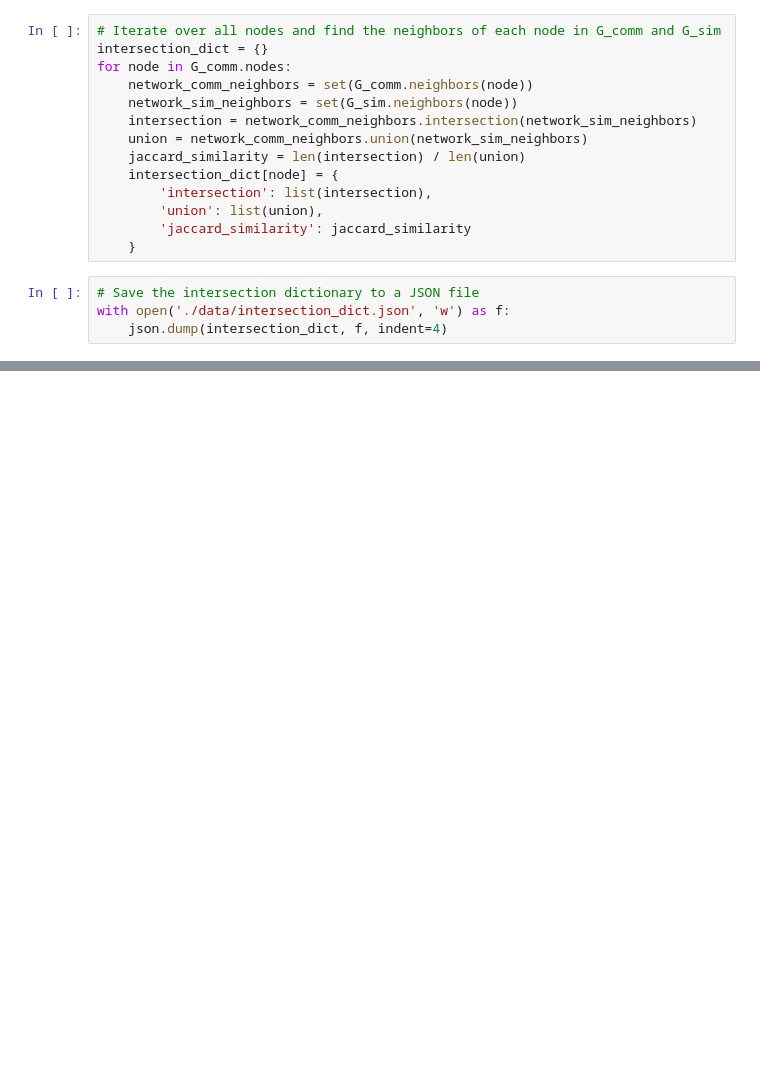
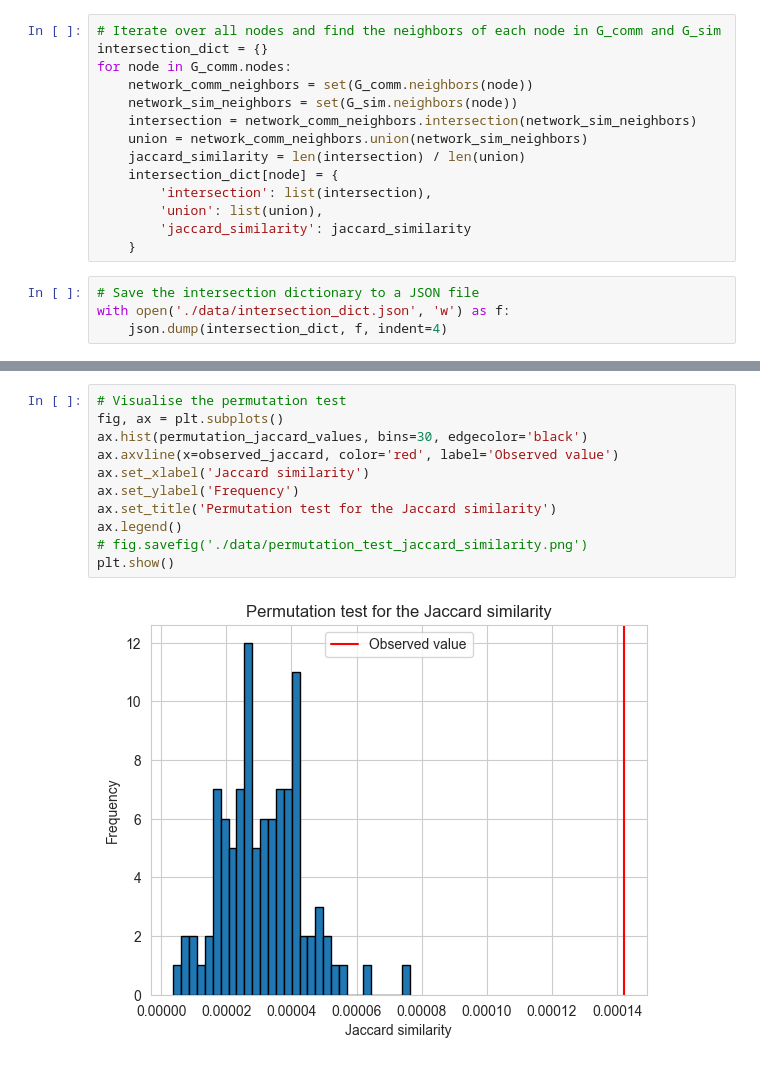
Before and after one commit to mingweiiiiiiiiii/23-24-CS7IS4-Group4, a Jupyter notebook: citations.ipynb, the cells around one changed output, grey strips where cells are left out. Saved outputs shown, nothing was run; the diff lists cells and outputs as text; blank space fills up the shorter version.

```diff
--- a/citations.ipynb
+++ b/citations.ipynb
@@ -181,0 +229,13 @@ plt.show()
+# %%
+# Visualise the permutation test
+fig, ax = plt.subplots()
+ax.hist(permutation_jaccard_values, bins=30, edgecolor='black')
+ax.axvline(x=observed_jaccard, color='red', label='Observed value')
+ax.set_xlabel('Jaccard similarity')
+ax.set_ylabel('Frequency')
+ax.set_title('Permutation test for the Jaccard similarity')
+ax.legend()
+# fig.savefig('./data/permutation_test_jaccard_similarity.png')
+plt.show()
+# %% [output]
+[figure, added]
```
Also changed, not shown: parts of 7 cells of this notebook.
